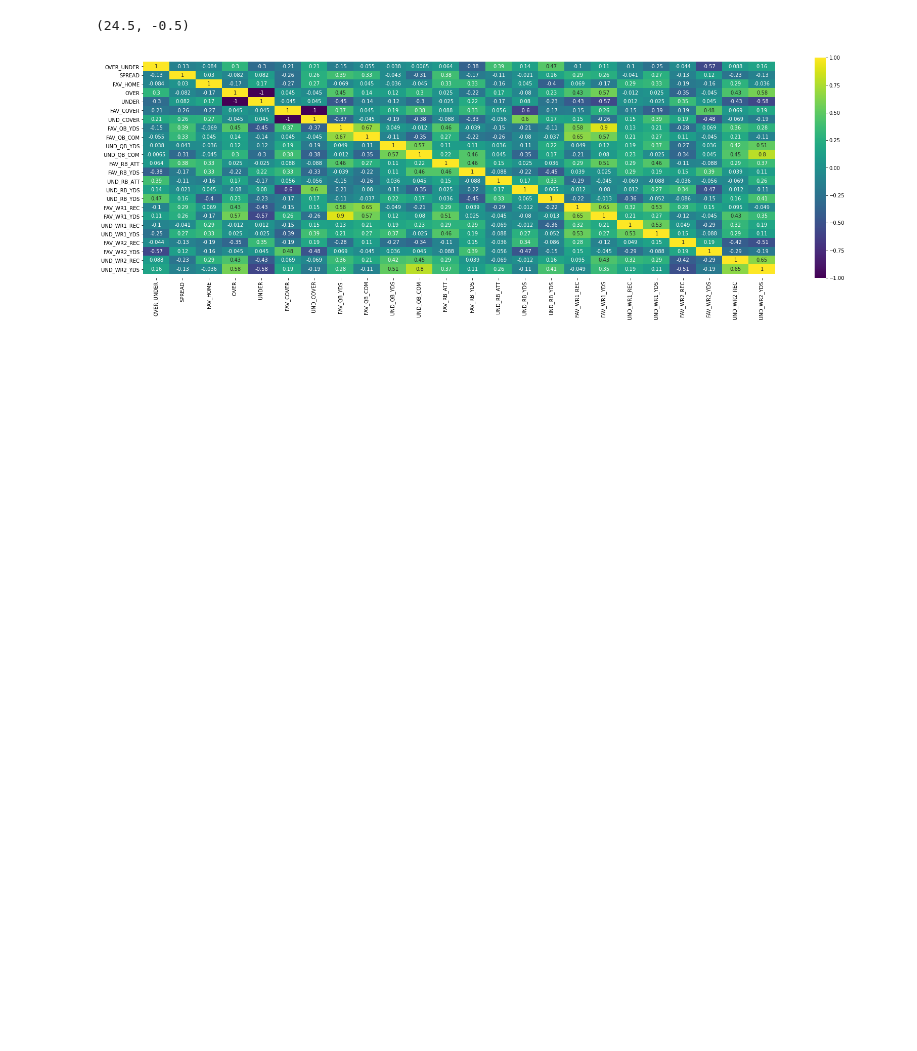
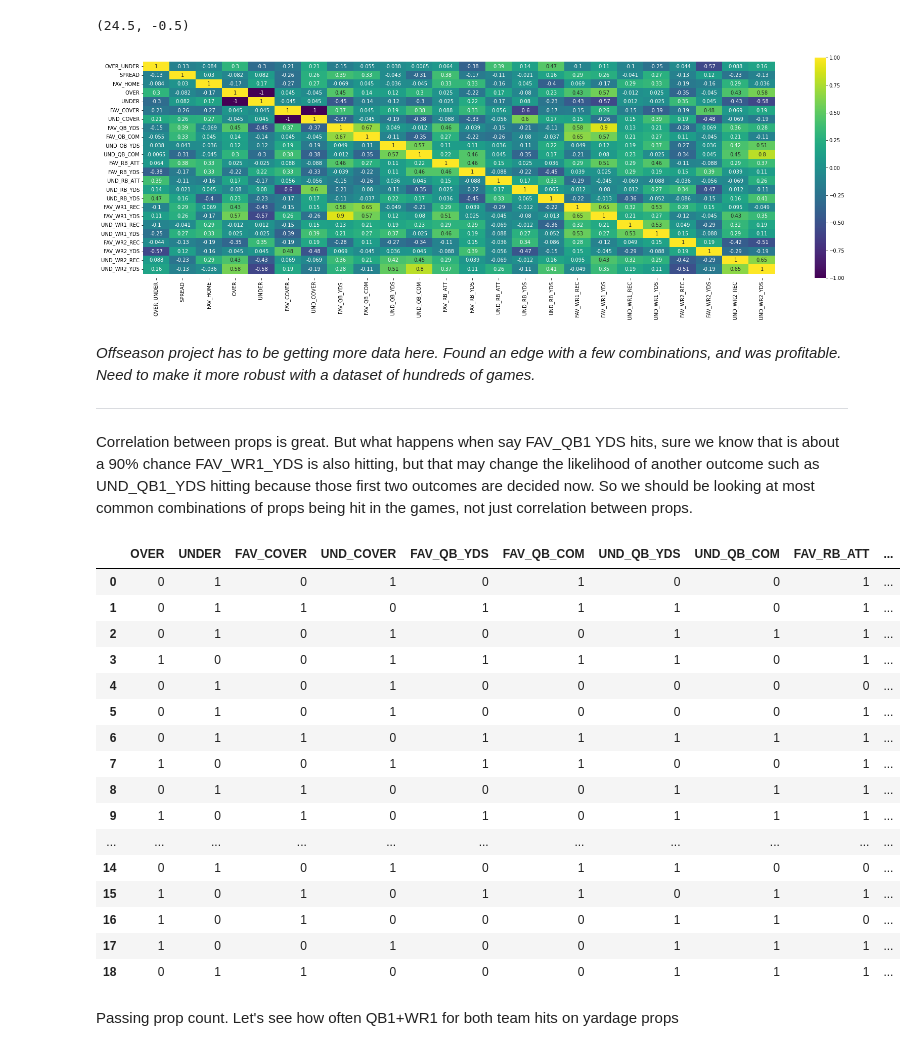
Before and after one commit to AndrewRucker/Fantasy-Football-and-Betting, a Jupyter notebook: Initial EDA.ipynb, the cells around one changed output. Drawn from its saved outputs; the diff is of its cells as text; code cells hidden in the pictures; blank space fills up the shorter version.

```diff
--- a/Initial EDA.ipynb
+++ b/Initial EDA.ipynb
@@ -68,3 +57,35 @@ matrix.set_ylim(bottom + 0.5, top - 0.5)
 # %% [output]
 (24.5, -0.5)
 [figure]
+# %% [markdown]
+*Offseason project has to be getting more data here. Found an edge with a few combinations, and was profitable. Need to make it more robust with a dataset of hundreds of games.*
+
+
+--------------------------------------------------------------------------------
+# %% [markdown]
+Correlation between props is great. But what happens when say FAV_QB1 YDS hits, sure we know that is about a 90% chance FAV_WR1_YDS is also hitting, but that
+may change the likelihood of another outcome such as UND_QB1_YDS hitting because those first two outcomes are decided now. So we should be looking at most common combinations of props being hit in the games, not just correlation between props.
+# %%
+df1 = df[[' OVER', ' UNDER', ' FAV_COVER', ' UND_COVER', 'FAV_QB_YDS',' FAV_QB_COM', ' UND_QB_YDS', ' UND_QB_COM', ' FAV_RB_ATT',' FAV_RB_YDS', ' UND_RB_ATT',' UND_RB_YDS', ' FAV_WR1_REC', ' FAV_WR1_YDS', ' UND_WR1_REC', ' UND_WR1_YDS', ' FAV_WR2_REC', ' FAV_WR2_YDS', ' UND_WR2_REC', ' UND_WR2_YDS']].copy()
+# %%
+df1
+# %% [output]
+|  | OVER | UNDER | FAV_COVER | UND_COVER | FAV_QB_YDS | FAV_QB_COM | UND_QB_YDS | UND_QB_COM | FAV_RB_ATT | ... |
+| 0 | 0 | 1 | 0 | 1 | 0 | 1 | 0 | 0 | 1 | ... |
+| 1 | 0 | 1 | 1 | 0 | 1 | 1 | 1 | 0 | 1 | ... |
+| 2 | 0 | 1 | 0 | 1 | 0 | 0 | 1 | 1 | 1 | ... |
+| 3 | 1 | 0 | 0 | 1 | 1 | 1 | 1 | 0 | 1 | ... |
+| 4 | 0 | 1 | 0 | 1 | 0 | 0 | 0 | 0 | 0 | ... |
+| 5 | 0 | 1 | 0 | 1 | 0 | 0 | 0 | 0 | 1 | ... |
+| 6 | 0 | 1 | 1 | 0 | 1 | 1 | 1 | 1 | 1 | ... |
+| 7 | 1 | 0 | 0 | 1 | 1 | 1 | 0 | 0 | 1 | ... |
+| 8 | 0 | 1 | 1 | 0 | 0 | 0 | 1 | 1 | 1 | ... |
+| 9 | 1 | 0 | 1 | 0 | 1 | 0 | 1 | 1 | 1 | ... |
+| ... | ... | ... | ... | ... | ... | ... | ... | ... | ... | ... |
+| 14 | 0 | 1 | 0 | 1 | 0 | 1 | 1 | 0 | 0 | ... |
+| 15 | 1 | 0 | 1 | 0 | 1 | 1 | 0 | 1 | 1 | ... |
+| 16 | 1 | 0 | 1 | 0 | 0 | 0 | 1 | 1 | 0 | ... |
+| 17 | 1 | 0 | 0 | 1 | 0 | 0 | 1 | 1 | 1 | ... |
+| 18 | 0 | 1 | 1 | 0 | 0 | 0 | 1 | 1 | 1 | ... |
+# %% [markdown]
+Passing prop count. Let's see how often QB1+WR1 for both team hits on yardage props
```
Also changed, not shown: parts of 10 cells of this notebook.
